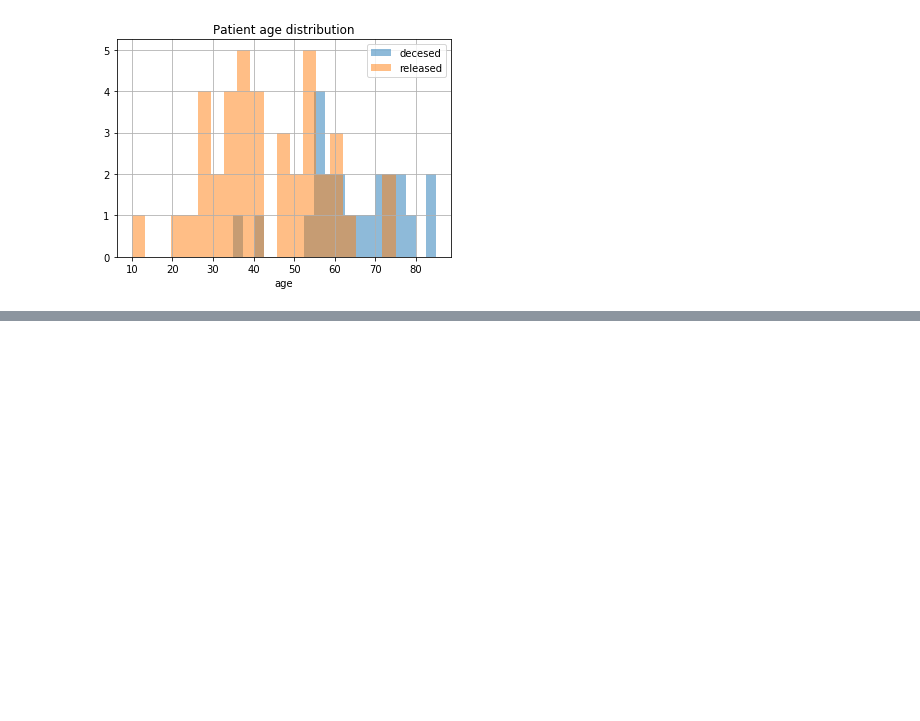
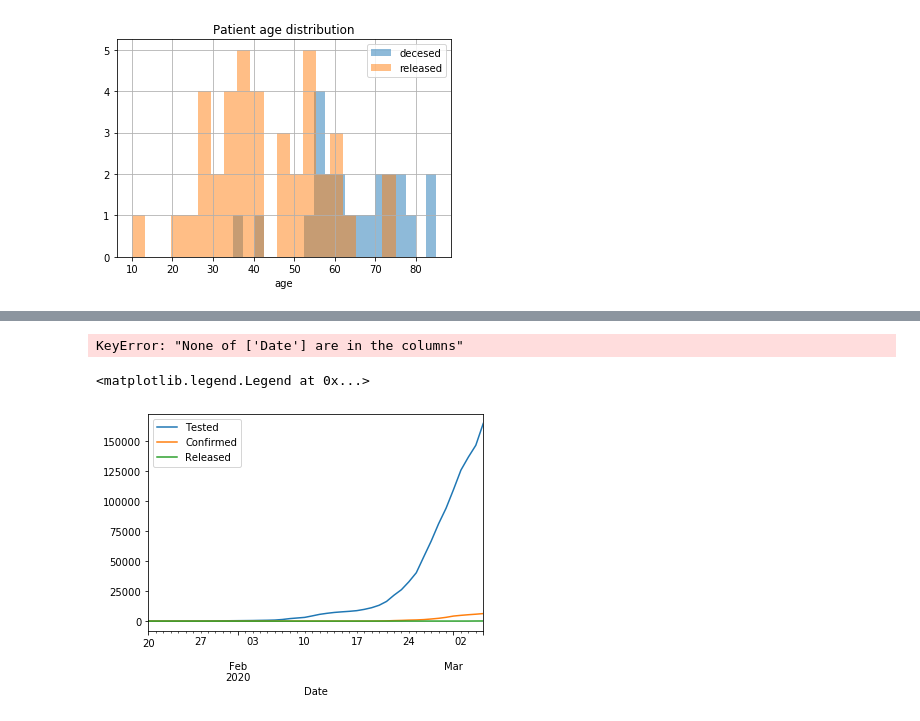
Before and after one commit to andyakrn/COVID_19, a Jupyter notebook: covid-19-SKorea.ipynb, the cells around one changed output, grey strips where cells are left out. Drawn from its saved outputs; the diff is of its cells as text; code cells hidden in the pictures; blank space fills up the shorter version.

```diff
--- a/covid-19-SKorea.ipynb
+++ b/covid-19-SKorea.ipynb
@@ -86,0 +80,12 @@ df_time.shape
+# %%
+df_time=df_time.set_index('Date')
+# %% [output]
+KeyError: "None of ['Date'] are in the columns"
+# %%
+df_time['acc_test'].plot(label='Tested')
+df_time['acc_confirmed'].plot(label='Confirmed')
+df_time['acc_released'].plot(label='Released')
+plt.legend()
+# %% [output]
+<matplotlib.legend.Legend at 0x...>
+[figure, added]
```
Also changed, not shown: parts of 2 cells of this notebook.
